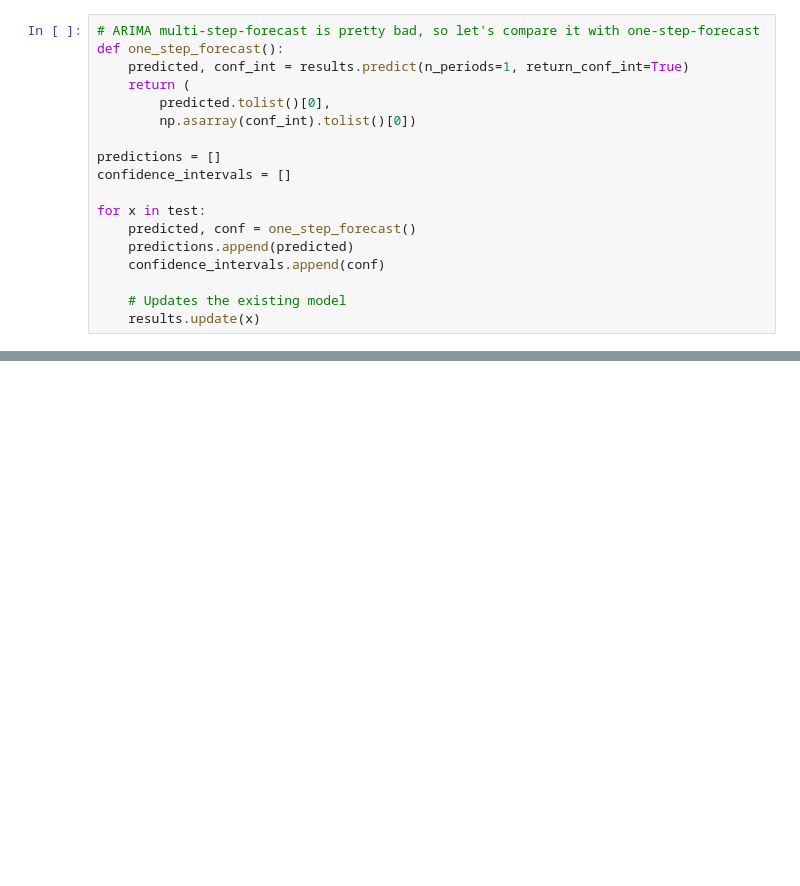
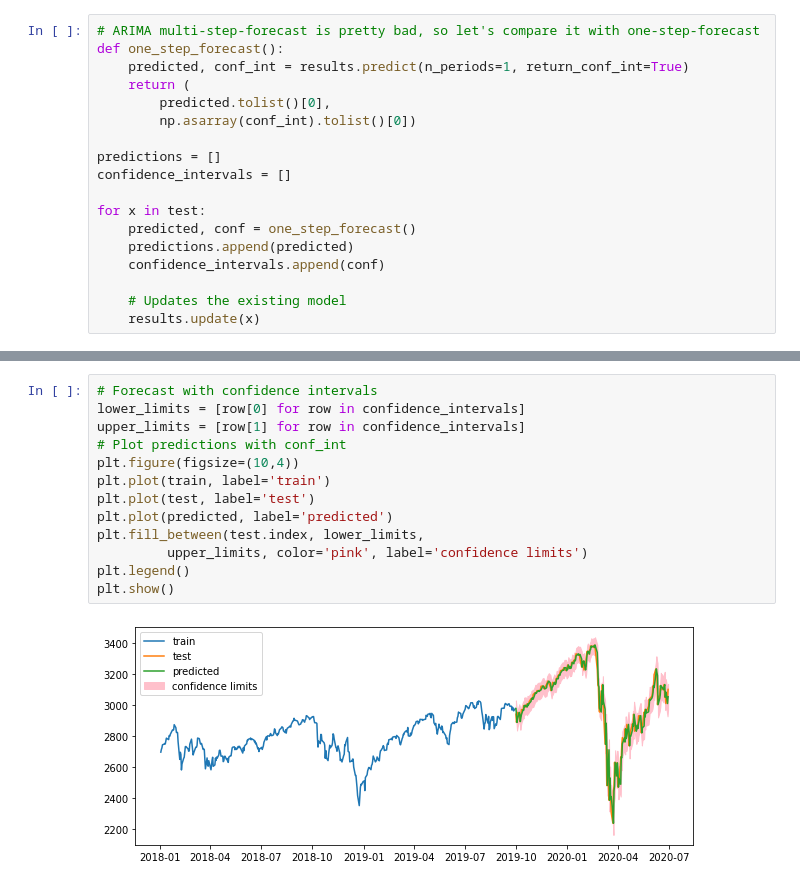
Before and after one commit to jbogocz/arima_garch, a Jupyter notebook: arima.ipynb, the cells around one changed output, grey strips where cells are left out. Cells and saved outputs as stored; diff of their text form; blank space fills up the shorter version.

```diff
--- a/arima.ipynb
+++ b/arima.ipynb
@@ -267 +268,16 @@ rmse = np.sqrt(mean_squared_error(test, predictions))
 RMSE: 65.00
+# %%
+# Forecast with confidence intervals
+lower_limits = [row[0] for row in confidence_intervals]
+upper_limits = [row[1] for row in confidence_intervals]
+# Plot predictions with conf_int
+plt.figure(figsize=(10,4))
+plt.plot(train, label='train')
+plt.plot(test, label='test')
+plt.plot(predicted, label='predicted')
+plt.fill_between(test.index, lower_limits,
+		 upper_limits, color='pink', label='confidence limits')
+plt.legend()
+plt.show()
+# %% [output]
+[figure, added]
```
Also changed, not shown: parts of 3 cells of this notebook.
